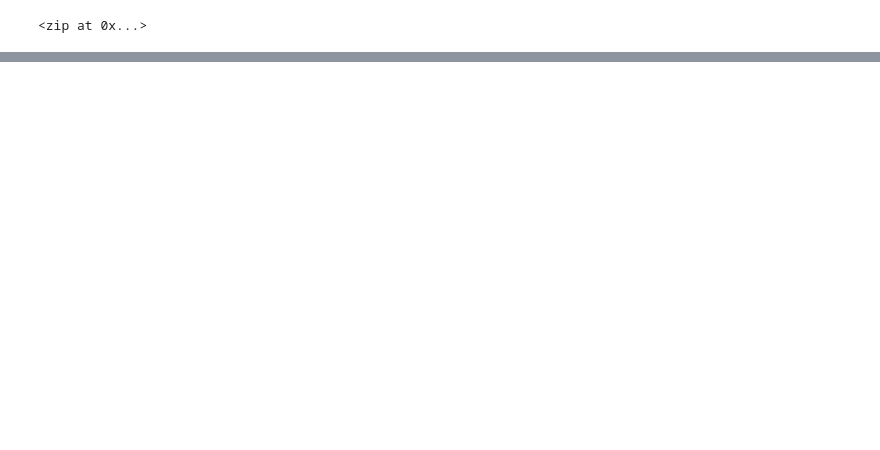
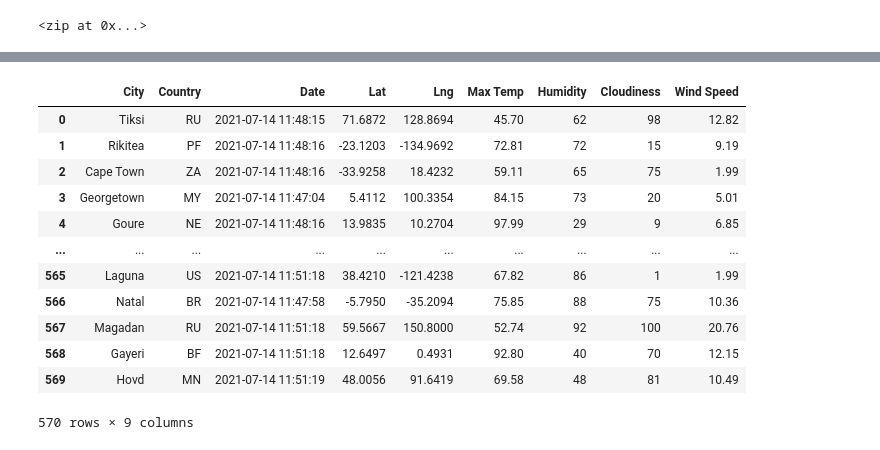
Before and after one commit to Dainade17/World_Weather_Analysis, a Jupyter notebook: WeatherPy.ipynb, the cells around one changed output, grey strips where cells are left out. Saved outputs shown, nothing was run; the diff lists cells and outputs as text; code cells hidden in the pictures; blank space fills up the shorter version.

```diff
--- a/WeatherPy.ipynb
+++ b/WeatherPy.ipynb
@@ -55,0 +104,10 @@ len(cities)
+# %%
+# Create an empty list to hold the weather data.
+city_data = []
+# Print the beginning of the logging.
+print("Beginning Data Retrieval     ")
+print("-----------------------------")
+
+# Create counters.
+record_count = 1
+set_count = 1
@@ -55,0 +185,4 @@ len(cities)
+# %%
+# Convert the array of dictionaries to a Pandas DataFrame.
+city_data_df = pd.DataFrame(city_data)
+city_data_df.head(10)
@@ -55,0 +201,20 @@ len(cities)
+# %%
+new_column_order = ["City", "Country", "Date","Lat", "Lng", "Max Temp", "Humidity", "Cloudiness", "Wind Speed"]
+# %%
+city_data_df = city_data_df[new_column_order]
+# %%
+city_data_df
+# %% [output]
+|  | City | Country | Date | Lat | Lng | Max Temp | Humidity | Cloudiness | Wind Speed |
+| 0 | Tiksi | RU | 2021-07-14 11:48:15 | 71.6872 | 128.8694 | 45.70 | 62 | 98 | 12.82 |
+| 1 | Rikitea | PF | 2021-07-14 11:48:16 | -23.1203 | -134.9692 | 72.81 | 72 | 15 | 9.19 |
+| 2 | Cape Town | ZA | 2021-07-14 11:48:16 | -33.9258 | 18.4232 | 59.11 | 65 | 75 | 1.99 |
+| 3 | Georgetown | MY | 2021-07-14 11:47:04 | 5.4112 | 100.3354 | 84.15 | 73 | 20 | 5.01 |
+| 4 | Goure | NE | 2021-07-14 11:48:16 | 13.9835 | 10.2704 | 97.99 | 29 | 9 | 6.85 |
+| ... | ... | ... | ... | ... | ... | ... | ... | ... | ... |
+| 565 | Laguna | US | 2021-07-14 11:51:18 | 38.4210 | -121.4238 | 67.82 | 86 | 1 | 1.99 |
+| 566 | Natal | BR | 2021-07-14 11:47:58 | -5.7950 | -35.2094 | 75.85 | 88 | 75 | 10.36 |
+| 567 | Magadan | RU | 2021-07-14 11:51:18 | 59.5667 | 150.8000 | 52.74 | 92 | 100 | 20.76 |
+| 568 | Gayeri | BF | 2021-07-14 11:51:18 | 12.6497 | 0.4931 | 92.80 | 40 | 70 | 12.15 |
+| 569 | Hovd | MN | 2021-07-14 11:51:19 | 48.0056 | 91.6419 | 69.58 | 48 | 81 | 10.49 |
+570 rows × 9 columns
```
Also changed, not shown: parts of 12 cells of this notebook.
